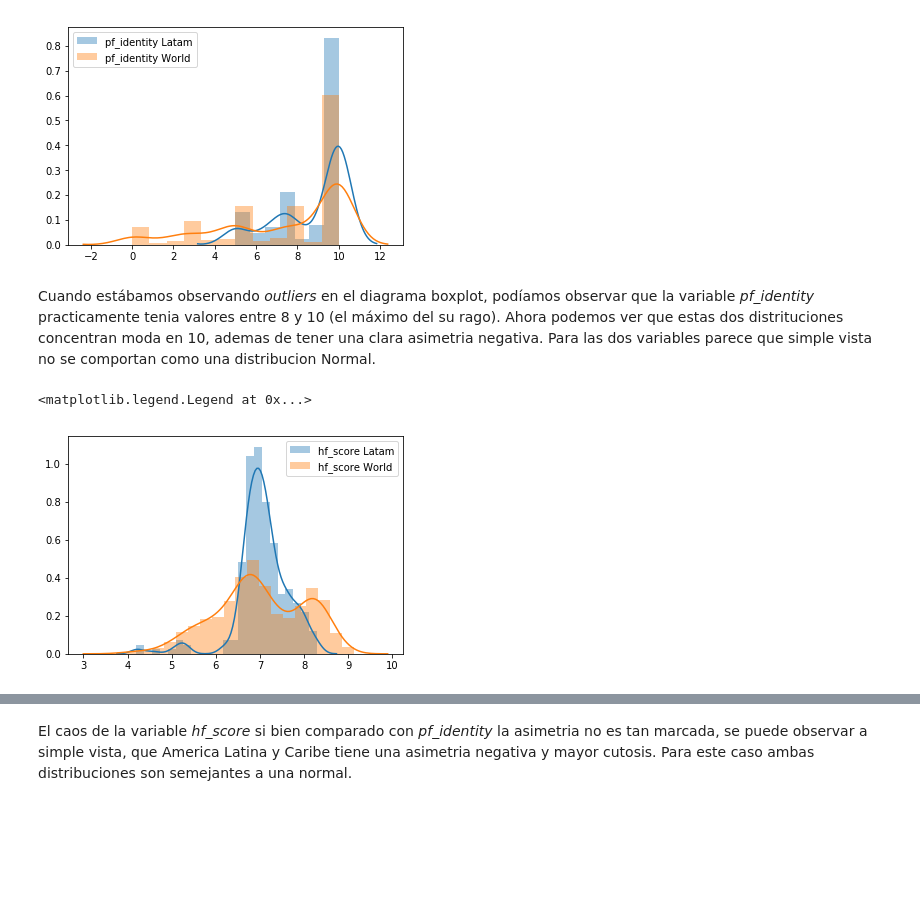
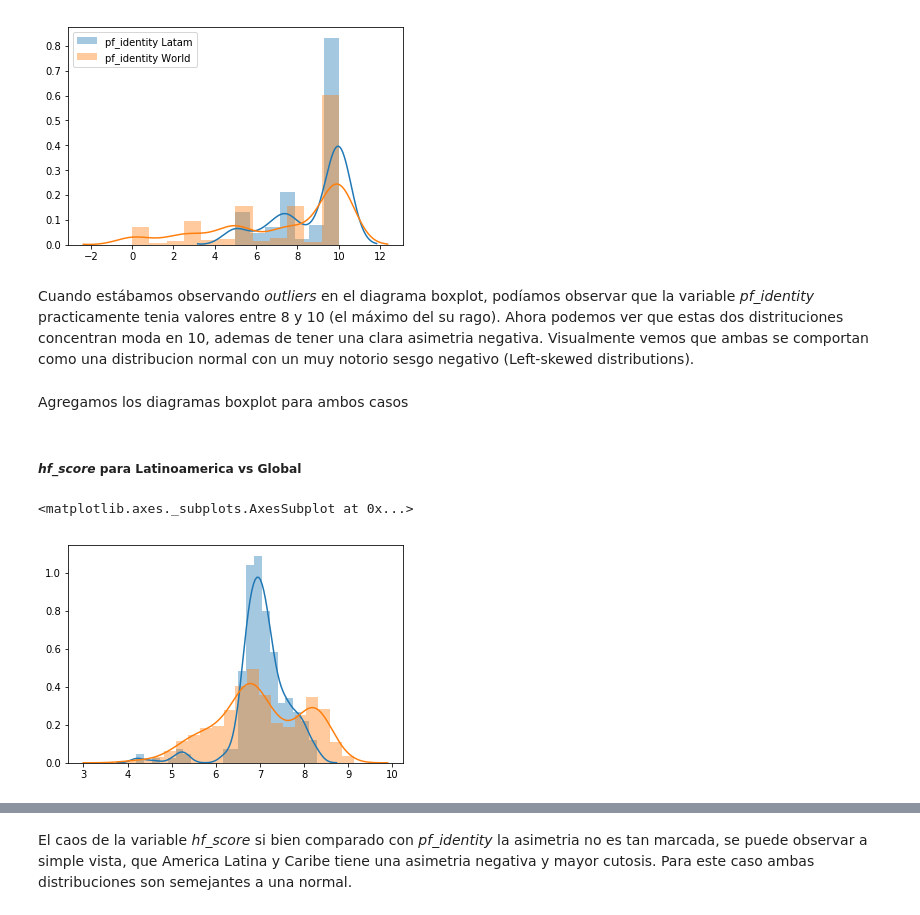
Before and after one commit to manquius/diplodatos_ayv, a Jupyter notebook: 02_practico_Sebastian.ipynb, the cells around one changed output, grey strips where cells are left out. Saved outputs shown, nothing was run; the diff lists cells and outputs as text; code cells hidden in the pictures; blank space fills up the shorter version.

```diff
--- a/02_practico_Sebastian.ipynb
+++ b/02_practico_Sebastian.ipynb
@@ -301,11 +303,16 @@ plt.legend()
 <matplotlib.legend.Legend at 0x...>
 [figure]
 # %% [markdown]
-Cuando estábamos observando *outliers* en el diagrama boxplot, podíamos observar que la variable *pf_identity* practicamente tenia valores entre 8 y 10 (el máximo del su rago). Ahora podemos ver que estas dos distrituciones concentran moda en 10, ademas de tener una clara asimetria negativa. Para las dos variables parece que simple vista no se comportan como una distribucion Normal.
+Cuando estábamos observando *outliers* en el diagrama boxplot, podíamos observar que la variable *pf_identity* practicamente tenia valores entre 8 y 10 (el máximo del su rago). Ahora podemos ver que estas dos distrituciones concentran moda en 10, ademas de tener una clara asimetria negativa. Visualmente vemos que ambas se comportan como una distribucion normal con un muy notorio sesgo negativo (Left-skewed distributions).
+# %% [markdown]
+Agregamos los diagramas boxplot para ambos casos
+# %% [markdown]
+##### *hf_score* para Latinoamerica vs Global
 # %%
-seaborn.distplot(df1[['hf_score']].dropna(), label="hf_score Latam")
-seaborn.distplot(dataset[['hf_score']].dropna(),label="hf_score World")
-plt.legend()
+ds = dataset[filter_latam]
+
+seaborn.distplot(ds[['hf_score']].dropna())
+seaborn.distplot(dataset[['hf_score']].dropna())
 # %% [output]
-<matplotlib.legend.Legend at 0x...>
+<matplotlib.axes._subplots.AxesSubplot at 0x...>
-[figure, old version]
+[figure, new version]
```
Also changed, not shown: parts of 12 cells of this notebook.
